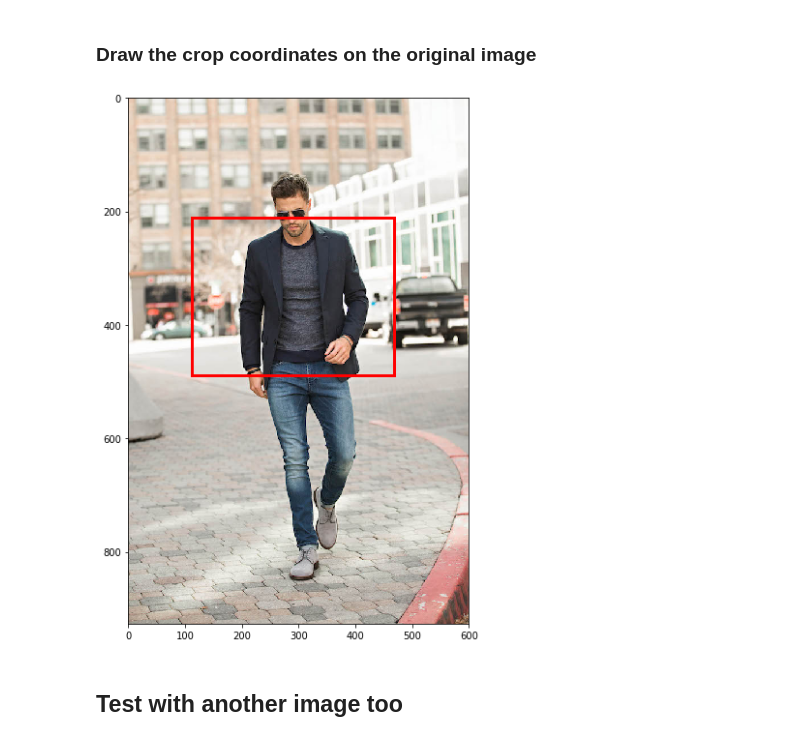
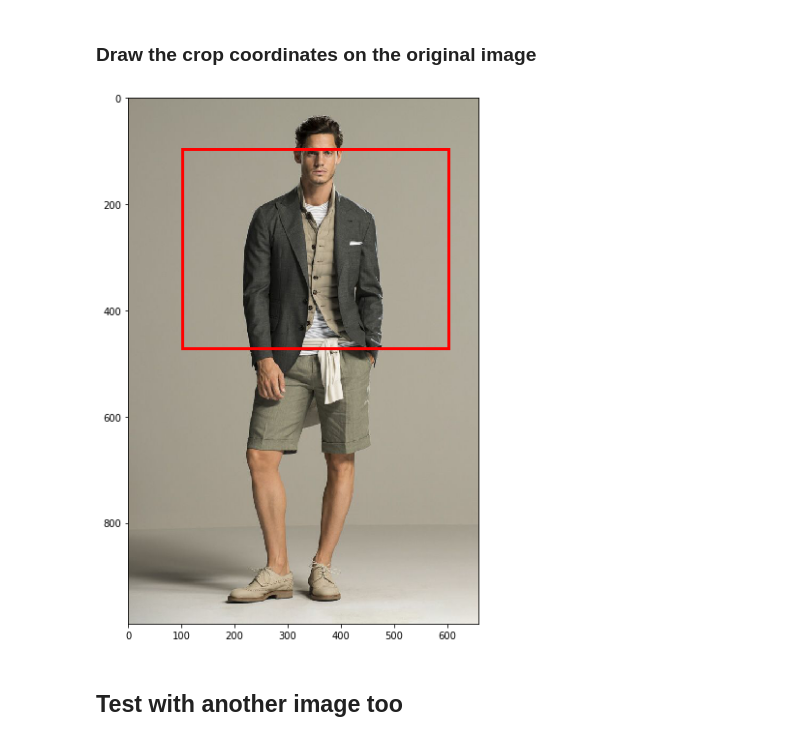
Before and after one commit to akh64bit/qconsf, a Jupyter notebook: bodycrop/crop.ipynb, the cells around one changed output. Drawn from its saved outputs; the diff is of its cells as text; code cells hidden in the pictures.

```diff
--- a/bodycrop/crop.ipynb
+++ b/bodycrop/crop.ipynb
@@ -41,7 +45,8 @@ plt.show()
 # %% [markdown]
 ## Bodycrop based on detected body parts
 # %%
-x, coordinates = inf.infer('fashion-men-11.jpg','Nose','Hips')
+%%time
+x, coordinates = inf.infer('person2.jpg','Eyes','Hips')
 plt.figure(figsize = (10,6))
 plt.imshow(x)
 plt.show()
@@ -57,25 +61,25 @@ image cropped in:      0.0224
 # %% [markdown]
 ### Draw the crop coordinates on the original image
 # %%
-img = Image.open('fashion-men-11.jpg')
+img = Image.open('person2.jpg')
 
 # Create figure and axes
 fig,ax = plt.subplots(1,figsize=(14,10))
 ax.imshow(img)
 
 # Create a Rectangle patch
 rect = patches.Rectangle(
     (coordinates.get('x'),coordinates.get('y')),
     coordinates.get('width'),coordinates.get('height'),
     linewidth = 3,
     edgecolor = 'r',
     facecolor = 'none')
 
 # Add the patch to the Axes
 ax.add_patch(rect)
 plt.show()
 # %% [output]
-[figure, old version]
+[figure, new version]
 # %% [markdown]
 ## Test with another image too
 # %%
```
Also changed, not shown: parts of 17 cells of this notebook, 1 other file.
